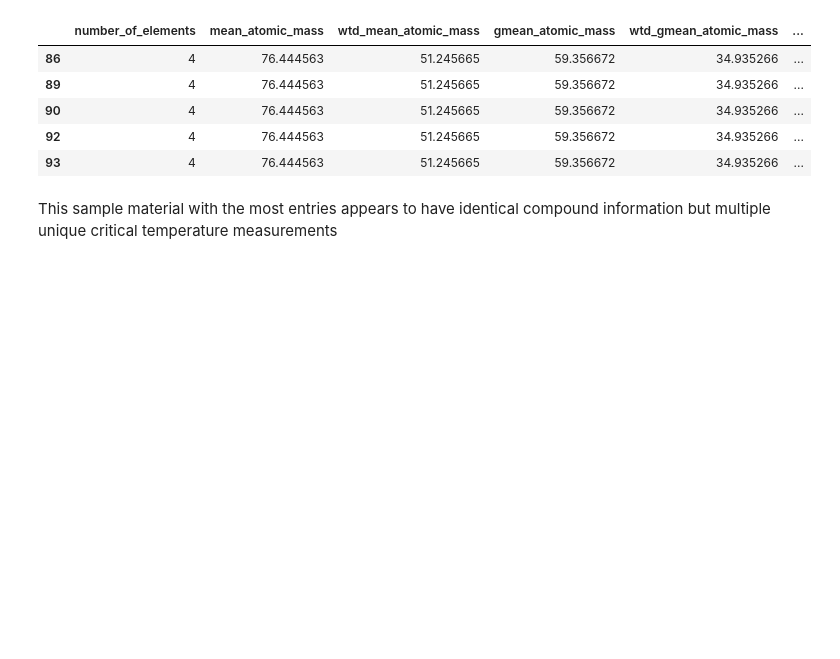
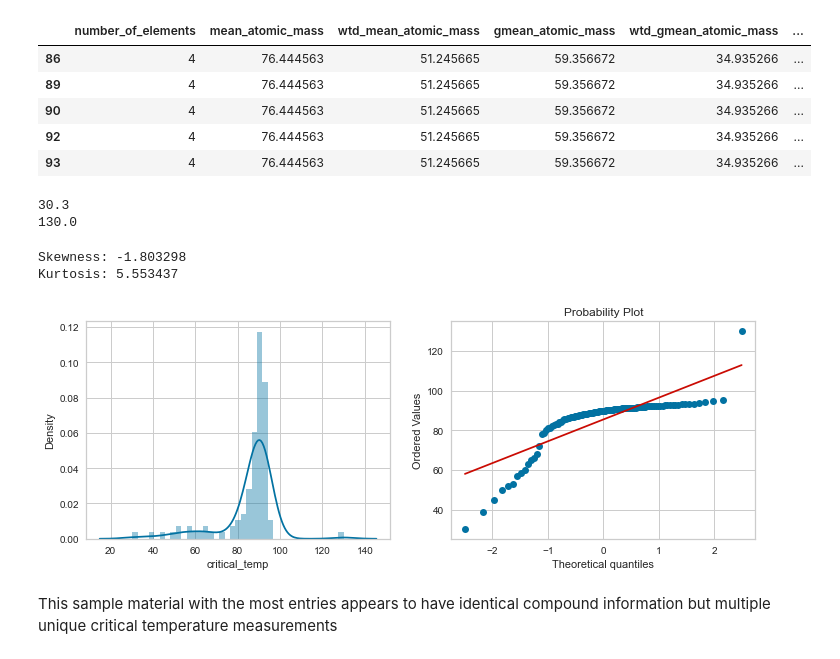
Before and after one commit to rickfontenot/QTW, a Jupyter notebook: Case Study 1/Case1_Rick.ipynb, the cells around one changed output. Cells and saved outputs as stored; diff of their text form; code cells hidden in the pictures; blank space fills up the shorter version.

```diff
--- a/Case Study 1/Case1_Rick.ipynb
+++ b/Case Study 1/Case1_Rick.ipynb
@@ -208,6 +212,29 @@ Y1Ba2Cu3O7.head()
 | 90 | 4 | 76.444563 | 51.245665 | 59.356672 | 34.935266 | ... |
 | 92 | 4 | 76.444563 | 51.245665 | 59.356672 | 34.935266 | ... |
 | 93 | 4 | 76.444563 | 51.245665 | 59.356672 | 34.935266 | ... |
+# %%
+print(Y1Ba2Cu3O7.critical_temp.min())
+print(Y1Ba2Cu3O7.critical_temp.max())
+# %% [output]
+30.3
+130.0
+# %%
+import matplotlib
+import scipy.stats as stats
+import warnings
+warnings.filterwarnings("ignore")
+
+fig, ax = plt.subplots(1,2, figsize=(12,4))
+
+sns.distplot(Y1Ba2Cu3O7['critical_temp'], ax=ax[0])
+stats.probplot(Y1Ba2Cu3O7['critical_temp'], dist="norm", plot=ax[1])
+
+print("Skewness: %f" % Y1Ba2Cu3O7['critical_temp'].skew())
+print("Kurtosis: %f" % Y1Ba2Cu3O7['critical_temp'].kurt())
+# %% [output]
+Skewness: -1.803298
+Kurtosis: 5.553437
+[figure, added]
 # %% [markdown]
 This sample material with the most entries appears to have identical compound information but multiple unique critical temperature measurements
 # %% [markdown]
```
Also changed, not shown: parts of 18 cells of this notebook, 5 other files.
